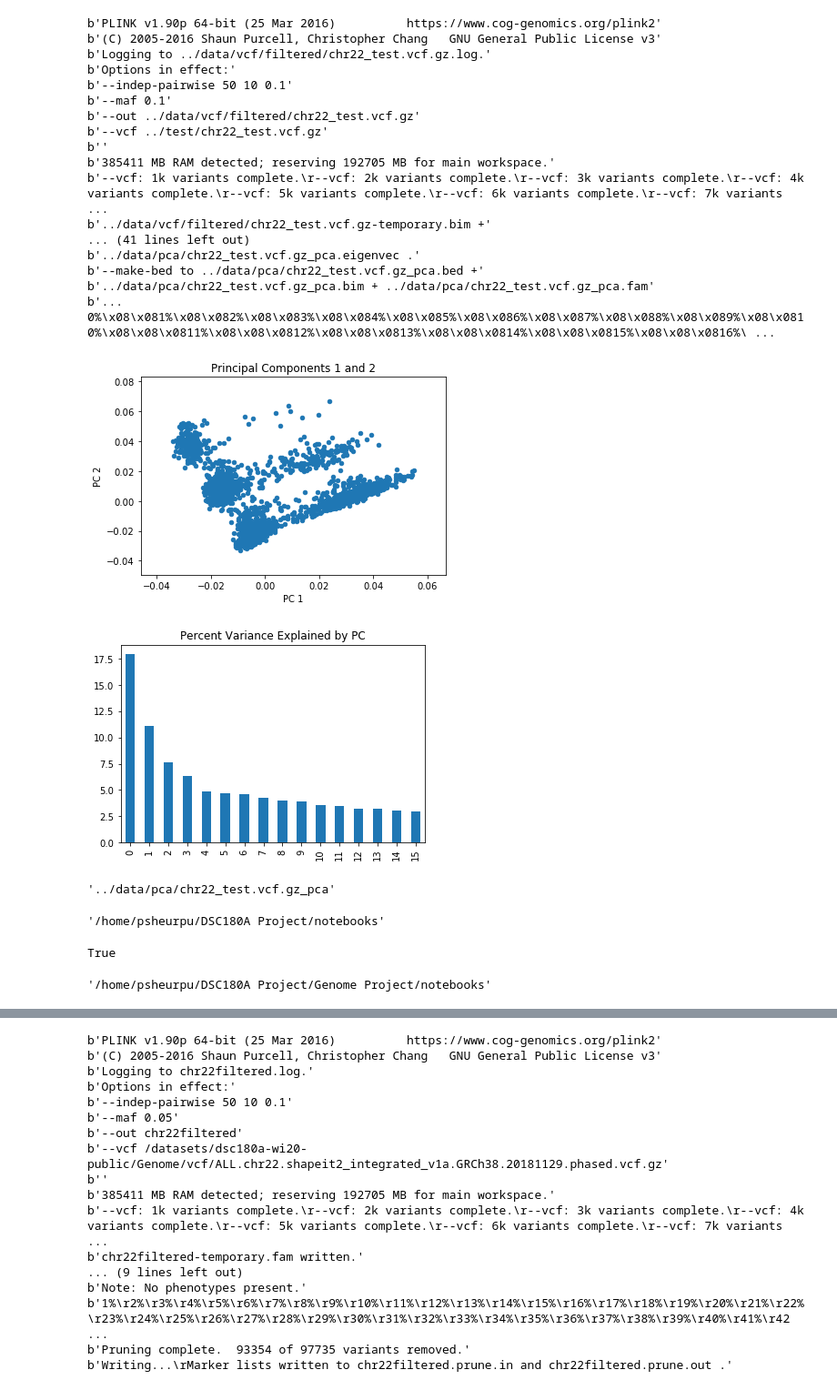
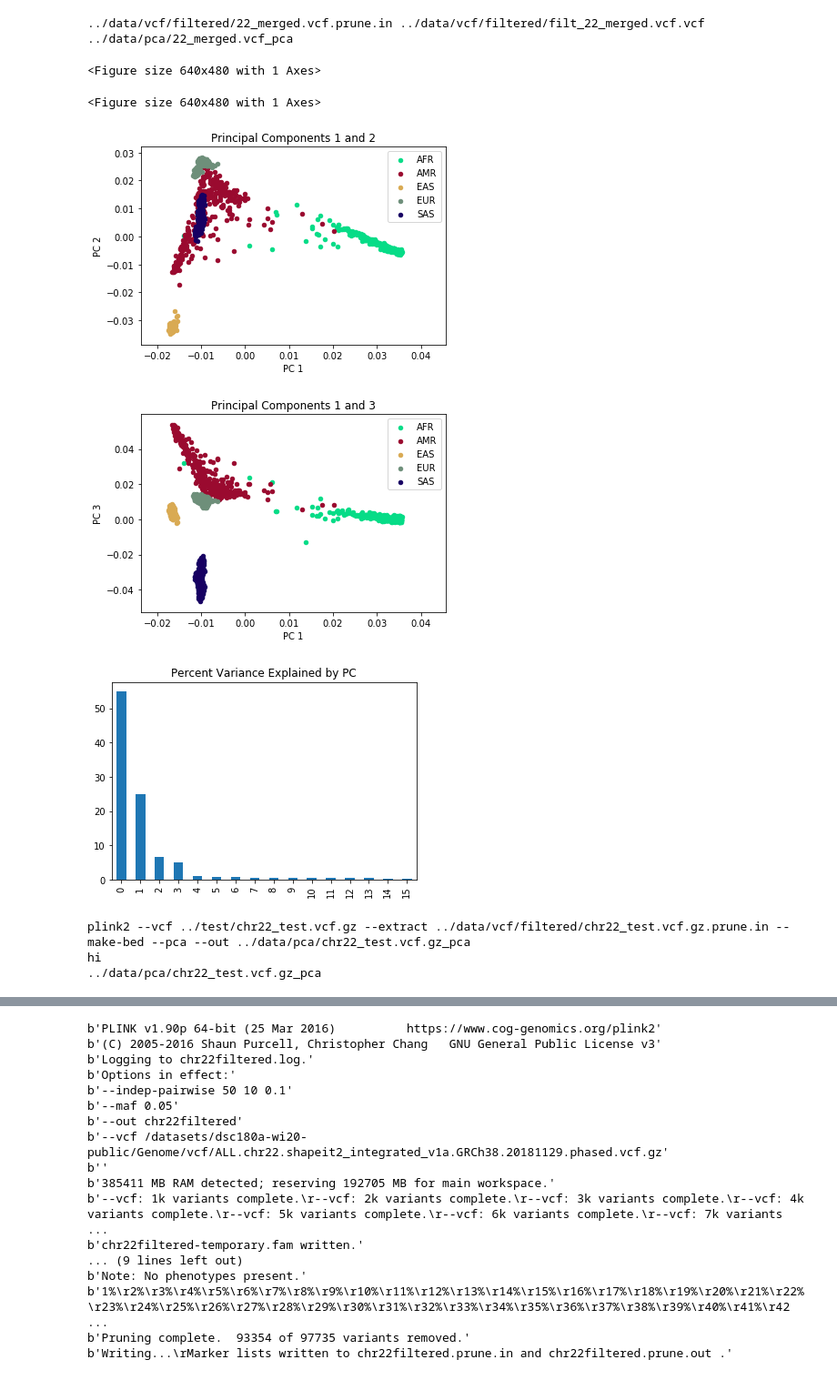
Before and after one commit to pserket/Clustering-Human-Genome, a Jupyter notebook: notebooks/vcf filter.ipynb, the cells around one changed output, grey strips where cells are left out. Shown at 91% size. Drawn from its saved outputs; the diff is of its cells as text; code cells hidden in the pictures.

```diff
--- a/notebooks/vcf filter.ipynb
+++ b/notebooks/vcf filter.ipynb
@@ -137,47 +479,32 @@ def plot_from_pca(pca_file_name):
 # %%
-fp = "../test/chr22_test.vcf.gz" # HARD FILEPATH
+# fp = "../test/chr22_test.vcf.gz" # HARD FILEPATH
+# fp = 'filtered_chr22_test.vcf.gz'
+# fp = 'out.vcf.gz'
+fp= "../data/vcf/22_merged.vcf"
 
-prunefp = filter_vcf(fp, "../data/vcf/filtered/", fp.split('/')[-1])
+prunefp, filtered_vcf = prune_filter_vcf(fp, "../data/vcf/filtered/", fp.split('/')[-1])
+print(prunefp,filtered_vcf)
 
 pca_out_path = '../data/pca/'
 pca_file_name = make_pca(fp, prunefp, pca_out_path, fp.split('/')[-1])
-plot_from_pca(pca_file_name)
+print(pca_file_name)
+plot_from_pca(pca_file_name, pop_df)
 # %% [output]
-b'PLINK v1.90p 64-bit (25 Mar 2016)          https://www.cog-genomics.org/plink2'
-b'(C) 2005-2016 Shaun Purcell, Christopher Chang   GNU General Public License v3'
-b'Logging to ../data/vcf/filtered/chr22_test.vcf.gz.log.'
-b'Options in effect:'
-b'--indep-pairwise 50 10 0.1'
-b'--maf 0.1'
-b'--out ../data/vcf/filtered/chr22_test.vcf.gz'
-b'--vcf ../test/chr22_test.vcf.gz'
-b''
-b'385411 MB RAM detected; reserving 192705 MB for main workspace.'
-b'--vcf: 1k variants complete.\r--vcf: 2k variants complete.\r--vcf: 3k variants complete.\r--vcf: 4k variants complete.\r--vcf: 5k variants complete.\r--vcf: 6k variants complete.\r--vcf: 7k variants ...
-b'../data/vcf/filtered/chr22_test.vcf.gz-temporary.bim +'
-... (41 lines left out)
-b'../data/pca/chr22_test.vcf.gz_pca.eigenvec .'
-b'--make-bed to ../data/pca/chr22_test.vcf.gz_pca.bed +'
-b'../data/pca/chr22_test.vcf.gz_pca.bim + ../data/pca/chr22_test.vcf.gz_pca.fam'
-b'... 0%\x08\x081%\x08\x082%\x08\x083%\x08\x084%\x08\x085%\x08\x086%\x08\x087%\x08\x088%\x08\x089%\x08\x0810%\x08\x08\x0811%\x08\x08\x0812%\x08\x08\x0813%\x08\x08\x0814%\x08\x08\x0815%\x08\x08\x0816%\ ...
+../data/vcf/filtered/22_merged.vcf.prune.in ../data/vcf/filtered/filt_22_merged.vcf.vcf
+../data/pca/22_merged.vcf_pca
-[figure, removed]
-[figure, removed]
+<Figure size 640x480 with 1 Axes>
+<Figure size 640x480 with 1 Axes>
-# %%
-pca_file_name
-# %% [output]
-'../data/pca/chr22_test.vcf.gz_pca'
-# %%
-os.getcwd()
-# %% [output]
-'/home/psheurpu/DSC180A Project/notebooks'
-# %%
-
-# os.chdir('../../notebooks')
-os.path.exists("/home/psheurpu")
-# str(Path.home())
-# %% [output]
-True
-# %%
-os.getcwd()
-# %% [output]
-'/home/psheurpu/DSC180A Project/Genome Project/notebooks'
+# %%
+plot_from_pca(pca_file_name, pop_df)
+# %% [output]
+[figure, added]
+[figure, added]
+[figure, added]
+# %%
+pca_out_path = '../data/pca/'
+pca_file_name = make_pca(fp, prunefp, pca_out_path, fp.split('/')[-1])
+print(pca_file_name)
+# %% [output]
+plink2 --vcf ../test/chr22_test.vcf.gz --extract ../data/vcf/filtered/chr22_test.vcf.gz.prune.in --make-bed --pca --out ../data/pca/chr22_test.vcf.gz_pca
+hi
+../data/pca/chr22_test.vcf.gz_pca
```
Also changed, not shown: parts of 47 cells of this notebook, 10 other files.
